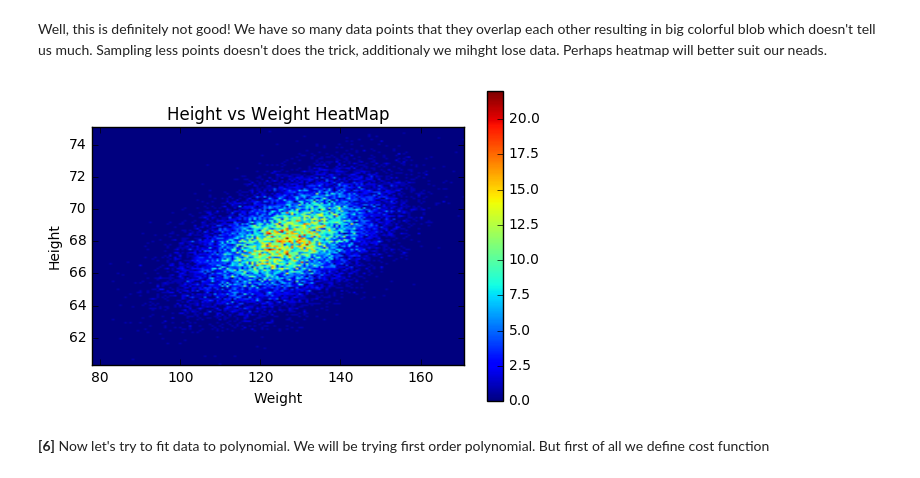
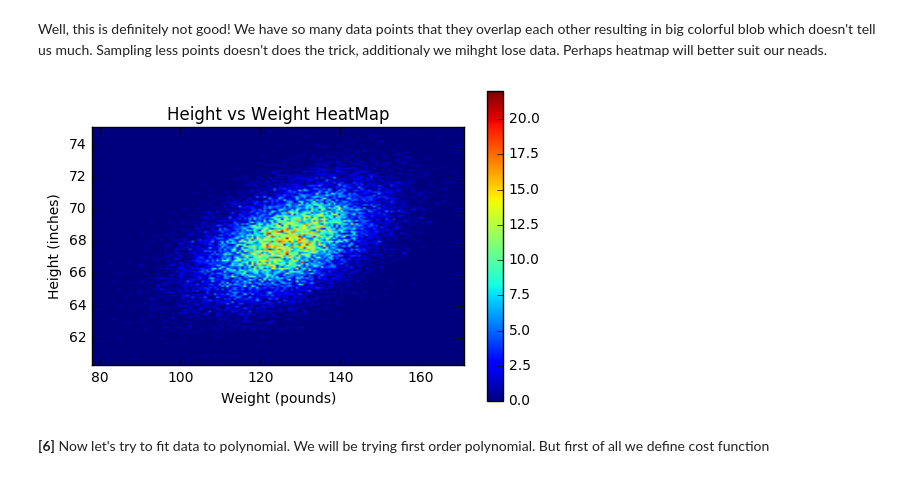
Before and after one commit to EvdokimovN/S7DataScience, a Jupyter notebook: S7DataScience.ipynb, the cells around one changed output. Saved outputs shown, nothing was run; the diff lists cells and outputs as text; code cells hidden in the pictures.

```diff
--- a/S7DataScience.ipynb
+++ b/S7DataScience.ipynb
@@ -121,19 +121,19 @@ Well, this is definitely not good! We have so many data points that they overlap
 # %%
 # Number of bins used to split data
 bins = 150
 
 heatmap, xedges, yedges = np.histogram2d(df[weight_column_index], df[height_column_index], bins=bins)
 extent = [xedges[0], xedges[-1], yedges[0], yedges[-1]]
 plt.clf()
 plt.imshow(heatmap.T, extent=extent, origin='lower', aspect=4)
 plt.colorbar()
 plt.title('Height vs Weight HeatMap')
-plt.ylabel('Height')
-plt.xlabel('Weight')
+plt.ylabel('Height (inches)')
+plt.xlabel('Weight (pounds)')
 
 plt.show()
 # %% [output]
-[figure, old version]
+[figure, new version]
 # %% [markdown]
 **[6]** Now let's try to fit data to polynomial. We will be trying first order polynomial. But first of all we define cost function
 # %%
```
Also changed, not shown: parts of 3 cells of this notebook.
